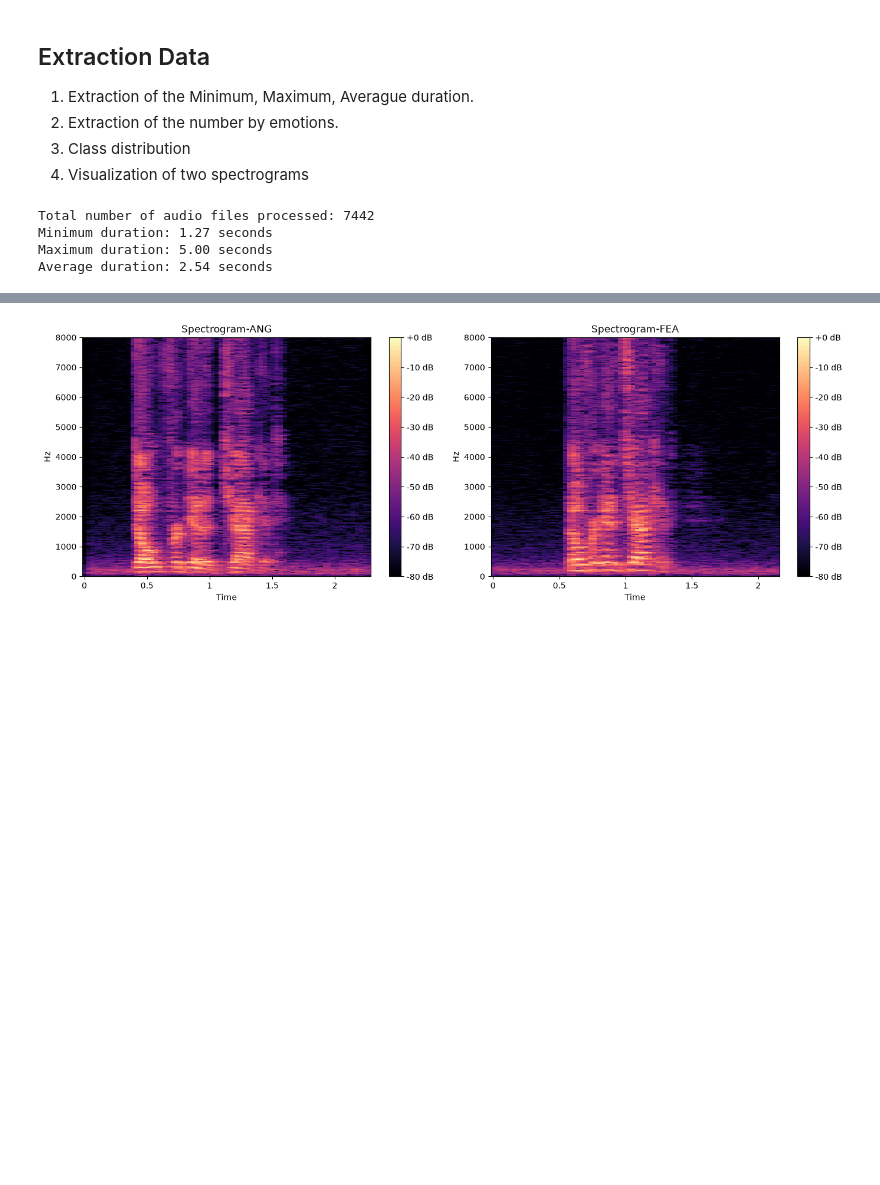
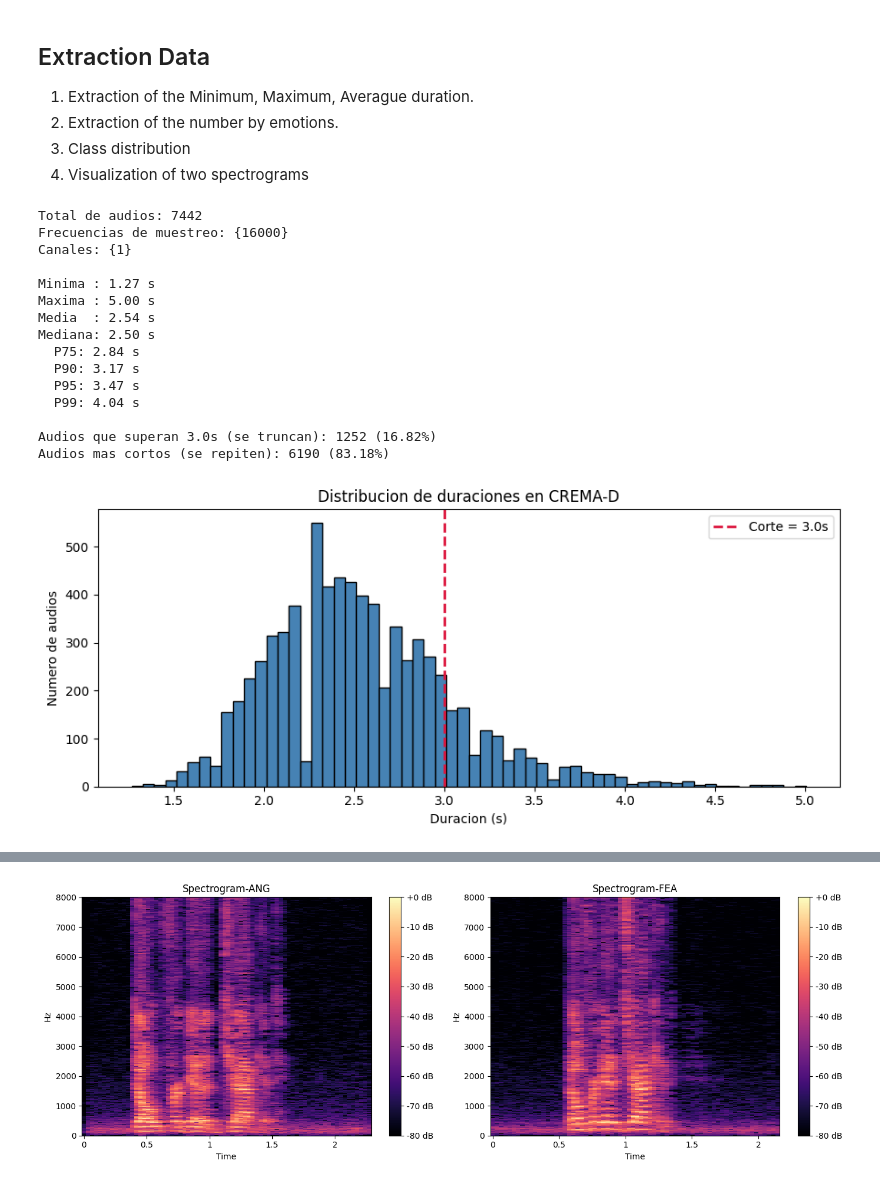
Before and after one commit to Aleortz/CREMA--D-Assembly-, a Jupyter notebook: Notebook/clasification-of-emotions.ipynb, the cells around one changed output, grey strips where cells are left out. Saved outputs shown, nothing was run; the diff lists cells and outputs as text; code cells hidden in the pictures; blank space fills up the shorter version.

```diff
--- a/Notebook/clasification-of-emotions.ipynb
+++ b/Notebook/clasification-of-emotions.ipynb
@@ -44,32 +89,48 @@ ipd.Audio(os.path.join(DATASET_ROOT, "1001_DFA_ANG_XX.wav"))
 3. Class distribution
 4. Visualization of two spectrograms
 # %%
-import glob
+audio_files = sorted(glob.glob(os.path.join(DATASET_ROOT, "*.wav")))
 
-audio_files = glob.glob(os.path.join(DATASET_ROOT, "*.wav"))
+info = [sf.info(f) for f in audio_files]
+durations = np.array([i.duration for i in info])
 
-durations = []
-#Extract durations of all audio files
+print(f"Total de audios: {len(durations)}")
+print(f"Frecuencias de muestreo: {set(i.samplerate for i in info)}")
+print(f"Canales: {set(i.channels for i in info)}")
+print(f"\nMinima : {durations.min():.2f} s")
+print(f"Maxima : {durations.max():.2f} s")
+print(f"Media  : {durations.mean():.2f} s")
+print(f"Mediana: {np.median(durations):.2f} s")
+for q in [75, 90, 95, 99]:
+    print(f"  P{q}: {np.percentile(durations, q):.2f} s")
 
-for audio_file in audio_files:
-    try:
-        duration = librosa.get_duration(path=audio_file)
-        durations.append(duration)
-    except Exception as e:
-        print(f"Could not process file {os.path.basename(audio_file)}: {e}")
+n_trunc = (durations > DURACION).sum()
+print(f"\nAudios que superan {DURACION}s (se truncan): {n_trunc} ({100*n_trunc/len(durations):.2f}%)")
+print(f"Audios mas cortos (se repiten): {len(durations)-n_trunc} ({100*(1-n_trunc/len(durations)):.2f}%)")
 
-if durations:
-    print(f"\nTotal number of audio files processed: {len(durations)}")
-    print(f"Minimum duration: {min(durations):.2f} seconds")
-    print(f"Maximum duration: {max(durations):.2f} seconds")
-    print(f"Average duration: {sum(durations) / len(durations):.2f} seconds")
-else:
-    print("No audio files found or processed.")
+plt.figure(figsize=(9, 4))
+plt.hist(durations, bins=60, color='steelblue', edgecolor='black')
+plt.axvline(DURACION, color='crimson', ls='--', lw=2, label=f'Corte = {DURACION}s')
+plt.xlabel('Duracion (s)'); plt.ylabel('Numero de audios')
+plt.title('Distribucion de duraciones en CREMA-D'); plt.legend()
+plt.tight_layout(); plt.show()
 # %% [output]
-Total number of audio files processed: 7442
-Minimum duration: 1.27 seconds
-Maximum duration: 5.00 seconds
-Average duration: 2.54 seconds
+Total de audios: 7442
+Frecuencias de muestreo: {16000}
+Canales: {1}
+
+Minima : 1.27 s
+Maxima : 5.00 s
+Media  : 2.54 s
+Mediana: 2.50 s
+  P75: 2.84 s
+  P90: 3.17 s
+  P95: 3.47 s
+  P99: 4.04 s
+
+Audios que superan 3.0s (se truncan): 1252 (16.82%)
+Audios mas cortos (se repiten): 6190 (83.18%)
+[figure, added]
 # %%
 import os
 import pandas as pd
```
Also changed, not shown: parts of 17 cells of this notebook, 1 other file.
